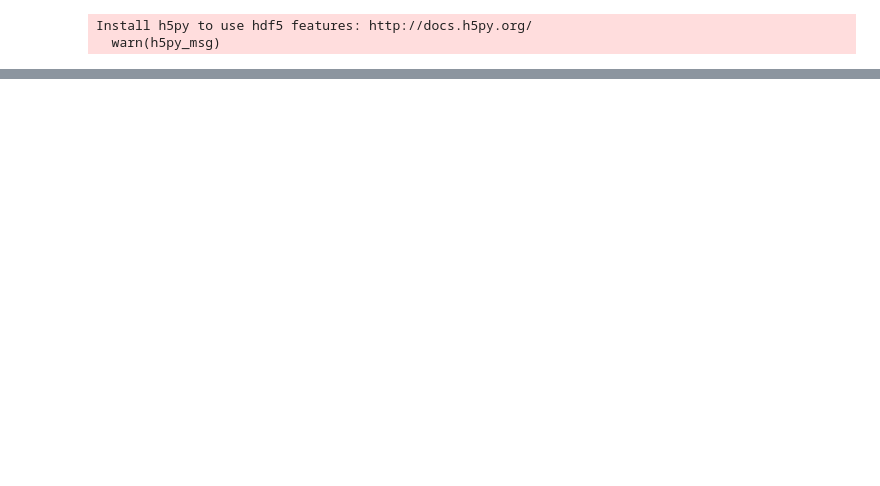
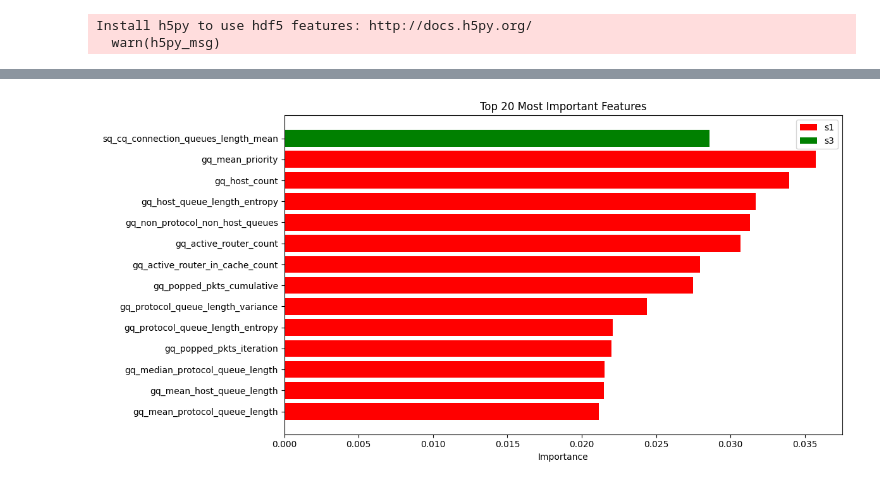
Before and after one commit to JannisMeyer/HSP_IDS, a Jupyter notebook: parquet.ipynb, the cells around one changed output, grey strips where cells are left out. Saved outputs shown, nothing was run; the diff lists cells and outputs as text; code cells hidden in the pictures; blank space fills up the shorter version.

Commit message:
added feature names from CSV files

```diff
--- a/parquet.ipynb
+++ b/parquet.ipynb
@@ -110,35 +204,37 @@ TypeError: get_fvs_from_parquet() got an unexpected keyword argument 'sample_bal
 # %%
 # reload module to bypass caching
 import importlib
 importlib.reload(dp)
 importlib.reload(dl)
 
 # plot feature importances
-s1_cols = dl.get_feature_names_from_csv('/home/hsp252/nas_mount/hunter.ids.data/hunter.ids.preprocessor/processed_dataframes/angriff/2025-02-28_08-41-32_192.168.1.0-normal_backdoor/1556466432.434372-1556466462.434372/s1_general_qs.csv').to_list()
-connection_cols = dl.get_feature_names_from_csv('/home/hsp252/nas_mount/hunter.ids.data/hunter.ids.preprocessor/processed_dataframes/angriff/2025-02-28_08-41-32_192.168.1.0-normal_backdoor/1556466432.434372-1556466462.434372/192.168.1.152/connections/1556466432.434372-1556466442.434372/96.0_192.168.1.193_49338.0_192.168.1.152_1880.0/host_data_chunk_full.csv').to_list()
-s2_cols = dl.get_feature_names_from_csv('/home/hsp252/nas_mount/hunter.ids.data/hunter.ids.preprocessor/processed_dataframes/angriff/2025-02-28_08-41-32_192.168.1.0-normal_backdoor/1556466432.434372-1556466462.434372/192.168.1.152/s2_selected_qs.csv').to_list()
-s3_cols = dl.get_feature_names_from_csv('/home/hsp252/nas_mount/hunter.ids.data/hunter.ids.preprocessor/processed_dataframes/angriff/2025-02-28_08-41-32_192.168.1.0-normal_backdoor/1556466432.434372-1556466462.434372/192.168.1.152/s3_connection_qs.csv').to_list()
+# s1_cols = dl.get_feature_names_from_csv('/home/hsp252/nas_mount/hunter.ids.data/hunter.ids.preprocessor/processed_dataframes/angriff/2025-02-28_08-41-32_192.168.1.0-normal_backdoor/1556466432.434372-1556466462.434372/s1_general_qs.csv').to_list()
+# connection_cols = dl.get_feature_names_from_csv('/home/hsp252/nas_mount/hunter.ids.data/hunter.ids.preprocessor/processed_dataframes/angriff/2025-02-28_08-41-32_192.168.1.0-normal_backdoor/1556466432.434372-1556466462.434372/192.168.1.152/connections/1556466432.434372-1556466442.434372/96.0_192.168.1.193_49338.0_192.168.1.152_1880.0/host_data_chunk_full.csv').to_list()
+# s2_cols = dl.get_feature_names_from_csv('/home/hsp252/nas_mount/hunter.ids.data/hunter.ids.preprocessor/processed_dataframes/angriff/2025-02-28_08-41-32_192.168.1.0-normal_backdoor/1556466432.434372-1556466462.434372/192.168.1.152/s2_selected_qs.csv').to_list()
+# s3_cols = dl.get_feature_names_from_csv('/home/hsp252/nas_mount/hunter.ids.data/hunter.ids.preprocessor/processed_dataframes/angriff/2025-02-28_08-41-32_192.168.1.0-normal_backdoor/1556466432.434372-1556466462.434372/192.168.1.152/s3_connection_qs.csv').to_list()
 
 s1_mask = [i for i, feature in enumerate(important_features) if feature in s1_cols]
 s2_mask = [i for i, feature in enumerate(important_features) if feature in s2_cols]
 s3_mask = [i for i, feature in enumerate(important_features) if feature in s3_cols]
 connection_mask = [i for i, feature in enumerate(important_features) if feature in connection_cols]
 
 dp.plt.figure(figsize=(12, 6))
 
 if s1_mask:
         dp.plt.barh(important_features[s1_mask], important_features_values[s1_mask], color = 'red', label='s1')
 if s2_mask:
         dp.plt.barh(important_features[s2_mask], important_features_values[s2_mask], color = 'blue', label='s2')
 if s3_mask:
         dp.plt.barh(important_features[s3_mask], important_features_values[s3_mask], color = 'green', label='s3')
 if connection_mask:
         dp.plt.barh(important_features[connection_mask], important_features_values[connection_mask], color = 'orange', label='connection')
 dp.plt.xlabel("Importance")
 dp.plt.title("Top 20 Most Important Features")
 dp.plt.tight_layout()
 dp.plt.legend()
 dp.plt.show()
+# %% [output]
+[figure, added]
 # %%
 # TODO: only use most important features for classification and see if accuracy will get better
 # TODO: try one classifier per attack type and see if accuracy will get better
```
Also changed, not shown: parts of 2 cells of this notebook.
